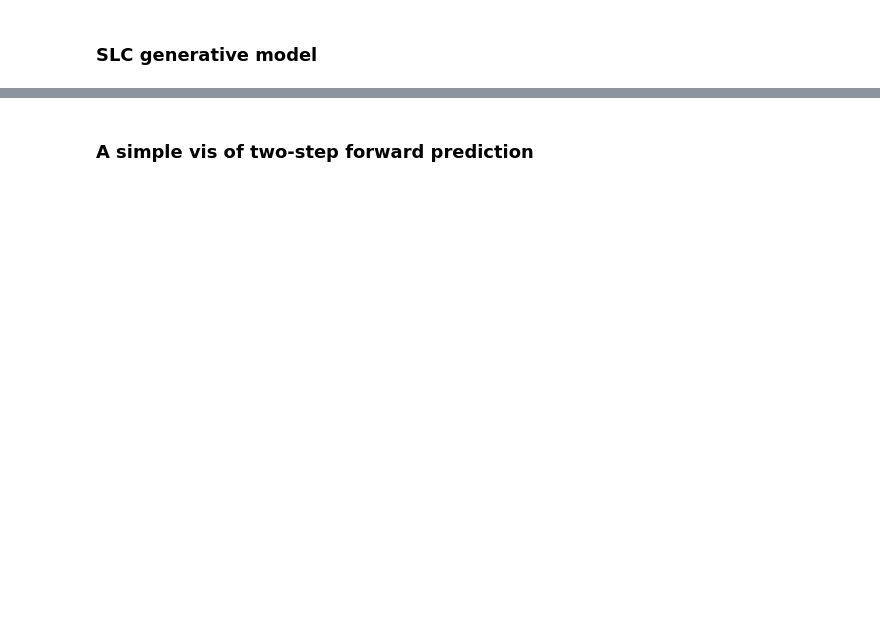
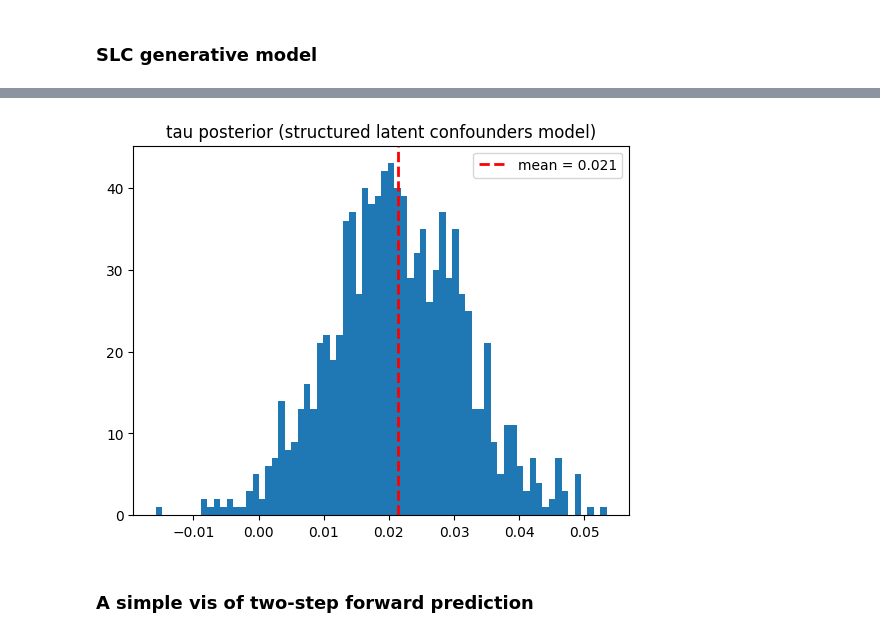
Before and after one commit to BasisResearch/cities, a Jupyter notebook: docs/experimental_notebooks/slc-cities-prototype.ipynb, the cells around one changed output, grey strips where cells are left out. Drawn from its saved outputs; the diff is of its cells as text; code cells hidden in the pictures; blank space fills up the shorter version.

```diff
--- a/docs/experimental_notebooks/slc-cities-prototype.ipynb
+++ b/docs/experimental_notebooks/slc-cities-prototype.ipynb
@@ -950,12 +971,14 @@ samples_E = predictive_E(N_t, N_s, state_index, time_index,
 # %%
 # estimate with covariates and latent confounders impacting covariates, intervention, and outcome
 tau_samples = samples_E['weight_TY'].squeeze().detach().numpy()
 
 plt.hist(tau_samples,bins = 70)
 plt.axvline(x=tau_samples.mean(), color='red', linestyle='dashed', linewidth=2, label=f'mean = {tau_samples.mean():.3f}')
-plt.title("tau posterior (Structured latent confounders model)")
+plt.title("tau posterior (structured latent confounders model)")
 plt.legend()
 plt.show()
+# %% [output]
+[figure, added]
 # %% [markdown]
 ### A simple vis of two-step forward prediction
 # %%
```
Also changed, not shown: parts of 27 cells of this notebook.
